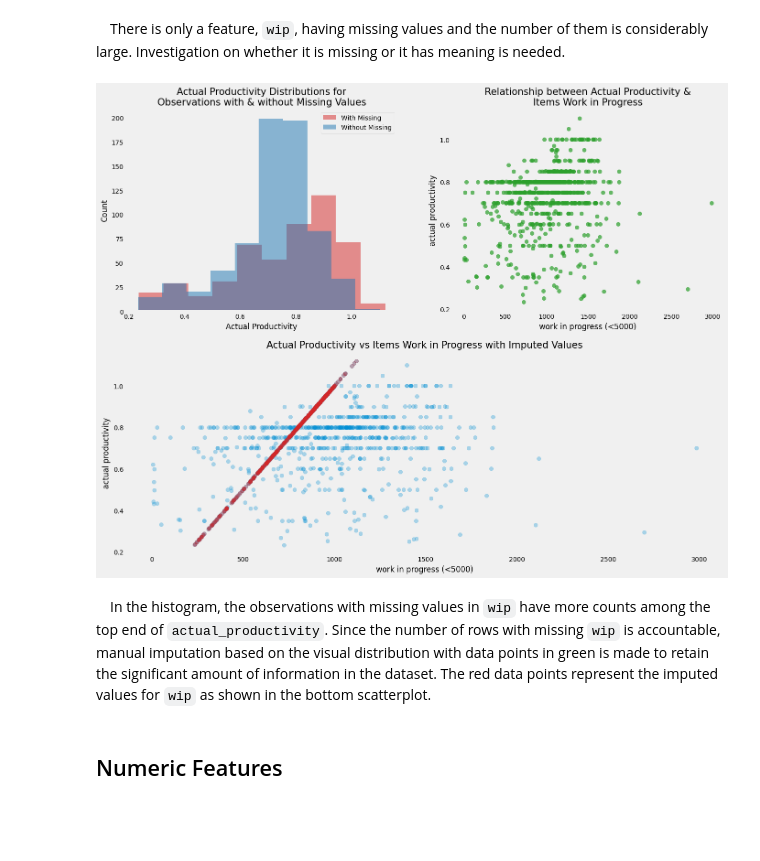
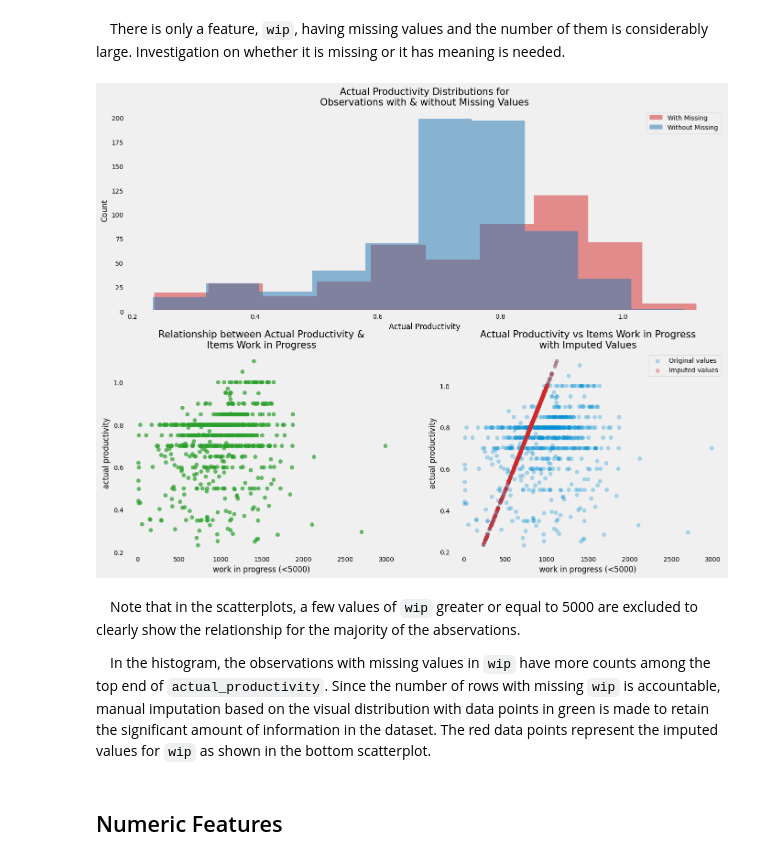
Before and after one commit to moscmh/productivity-prediction, a Jupyter notebook: garment.ipynb, the cells around one changed output. Cells and saved outputs as stored; diff of their text form; code cells hidden in the pictures; blank space fills up the shorter version.

```diff
--- a/garment.ipynb
+++ b/garment.ipynb
@@ -127,44 +128,47 @@ fig = plt.figure(figsize=(15,12))
 # Examine values of response variable for the observations with missing values
 response_miss = Xy.loc[Xy.isna().sum(axis=1)>0,:]['actual_productivity'] # response for observations with missing values
 response_normal = Xy.loc[Xy.isna().sum(axis=1)==0,:]['actual_productivity'] # response for observations with no missing values
-fig.add_subplot(2,2,1)
+fig.add_subplot(2,1,1)
 plt.hist(response_miss, alpha=.5, color='tab:red', label='With Missing')
 plt.hist(response_normal, alpha=.5, color='tab:blue', label='Without Missing')
 plt.legend(fontsize=10)
 plt.xlabel("Actual Productivity", fontsize=12)
 plt.xticks(fontsize=10)
 plt.ylabel("Count", fontsize=12)
 plt.yticks(fontsize=10)
 plt.grid(False)
 plt.title("Actual Productivity Distributions for\nObservations with & without Missing Values", fontsize=15)
 
 # Actual productivity vs work in progress
-fig.add_subplot(2,2,2)
+fig.add_subplot(2,2,3)
 plt.scatter('wip', 'actual_productivity', data=Xy[Xy['wip']<5000], color='tab:green', alpha=.7)
 plt.xlabel("work in progress (<5000)", fontsize=12)
 plt.xticks(fontsize=10)
 plt.ylabel("actual productivity", fontsize=12)
 plt.yticks(fontsize=10)
 plt.grid(False)
 plt.title("Relationship between Actual Productivity &\nItems Work in Progress", fontsize=15)
 
 # Show imputed values
 index_miss = Xy.loc[Xy.isna().sum(axis=1)>0,:].index
 Xy.loc[Xy.isna().sum(axis=1)>0,'wip'] = Xy['actual_productivity'] * 1000 # manual imputation for missing values
-fig.add_subplot(2,1,2)
-plt.scatter('wip', 'actual_productivity', data=Xy[Xy['wip']<5000], alpha=.3)
-plt.scatter('wip', 'actual_productivity', data=Xy.iloc[index_miss,:], color='tab:red', alpha=.3)
+fig.add_subplot(2,2,4)
+plt.scatter('wip', 'actual_productivity', data=Xy[Xy['wip']<5000], alpha=.3, label="Original values")
+plt.scatter('wip', 'actual_productivity', data=Xy.iloc[index_miss,:], color='tab:red', alpha=.3, label="Imputed values")
 plt.xlabel("work in progress (<5000)", fontsize=12)
 plt.xticks(fontsize=10)
 plt.ylabel("actual productivity", fontsize=12)
 plt.yticks(fontsize=10)
 plt.grid(False)
-plt.title("Actual Productivity vs Items Work in Progress with Imputed Values", fontsize=15)
+plt.legend(loc='upper right', fontsize=10)
+plt.title("Actual Productivity vs Items Work in Progress\nwith Imputed Values", fontsize=15)
 
 plt.show()
 # %% [output]
-[figure, old version]
+[figure, new version]
 # %% [markdown]
+&emsp;Note that in the scatterplots, a few values of `wip` greater or equal to 5000 are excluded to clearly show the relationship for the majority of the abservations.
+
 &emsp;In the histogram, the observations with missing values in `wip` have more counts among the top end of `actual_productivity`. Since the number of rows with missing `wip` is accountable, manual imputation based on the visual distribution with data points in green is made to retain the significant amount of information in the dataset. The red data points represent the imputed values for `wip` as shown in the bottom scatterplot.
 # %% [markdown]
 ## Numeric Features<a id='numeric'></a>
```
Also changed, not shown: parts of 11 cells of this notebook.
